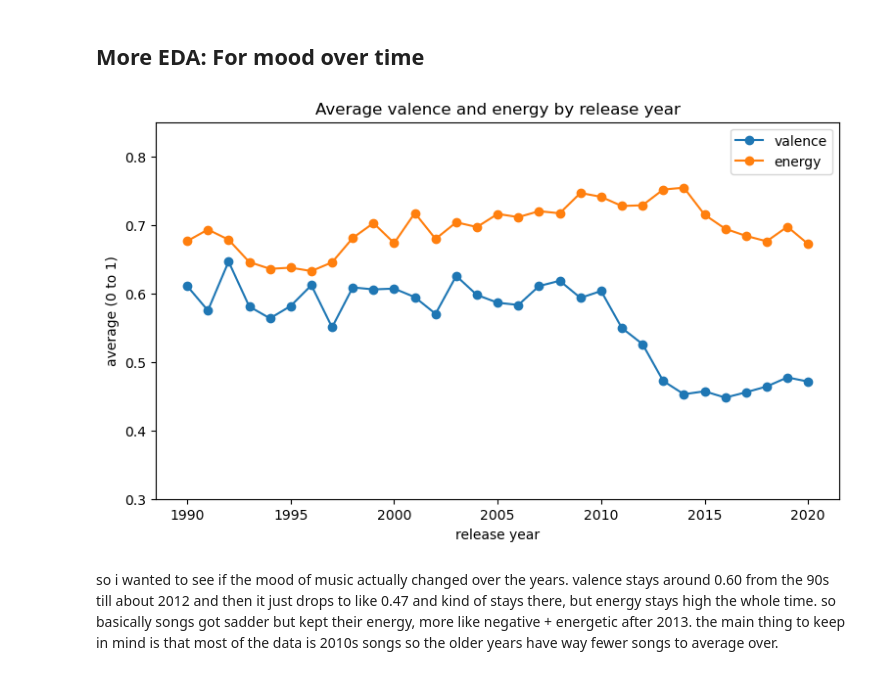
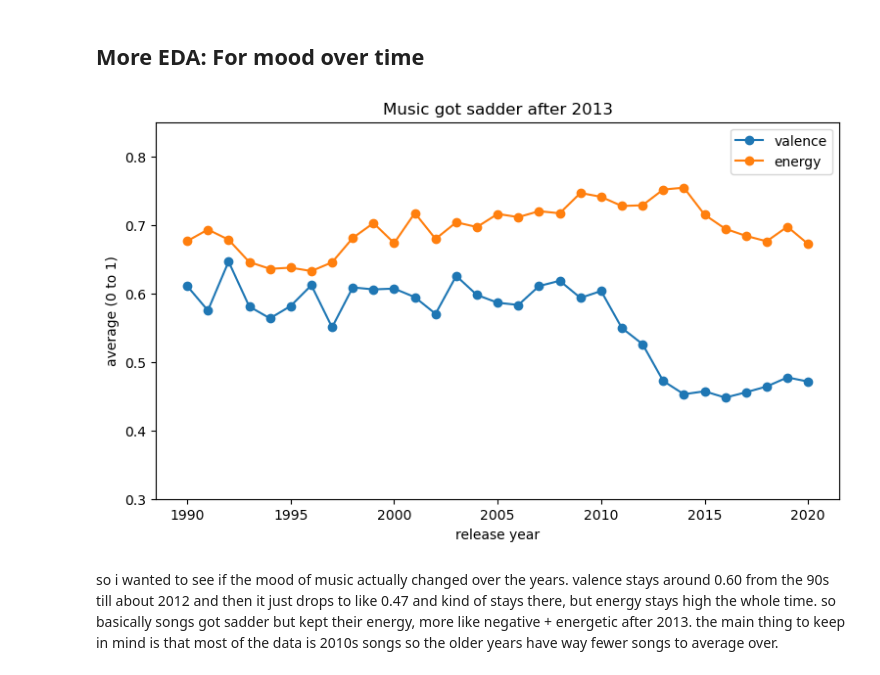
Before and after one commit to aayushimalhotra3/cmse830-midterm-project, a Jupyter notebook: eda.ipynb, the cells around one changed output. Saved outputs shown, nothing was run; the diff lists cells and outputs as text; code cells hidden in the pictures.

```diff
--- a/eda.ipynb
+++ b/eda.ipynb
@@ -202,23 +202,23 @@ matching songs: 185
 # %%
 # grab the year out of the release date
 songs["year"] = pd.to_datetime(songs["track_album_release_date"], errors="coerce").dt.year
 
 # average valence and energy for each year, only keeping years with enough songs
 yearly = songs.dropna(subset=["year"]).groupby("year").agg(
     valence=("valence", "mean"),
     energy=("energy", "mean"),
     n=("track_id", "size"),
 )
 yearly = yearly[(yearly["n"] >= 100) & (yearly.index >= 1990) & (yearly.index <= 2020)]
 
 yearly[["valence", "energy"]].plot(figsize=(9, 5), marker="o")
 plt.ylabel("average (0 to 1)")
 plt.xlabel("release year")
-plt.title("Average valence and energy by release year")
+plt.title("Music got sadder after 2013")
 plt.ylim(0.3, 0.85)
 plt.show()
 # %% [output]
-[figure, old version]
+[figure, new version]
 # %% [markdown]
 so i wanted to see if the mood of music actually changed over the years. valence stays around 0.60 from the 90s till about 2012 and then it just drops to like 0.47 and kind of stays there, but energy stays high the whole time. so basically songs got sadder but kept their energy, more like negative + energetic after 2013. the main thing to keep in mind is that most of the data is 2010s songs so the older years have way fewer songs to average over.
 # %%
```
Also changed, not shown: parts of 4 cells of this notebook.
